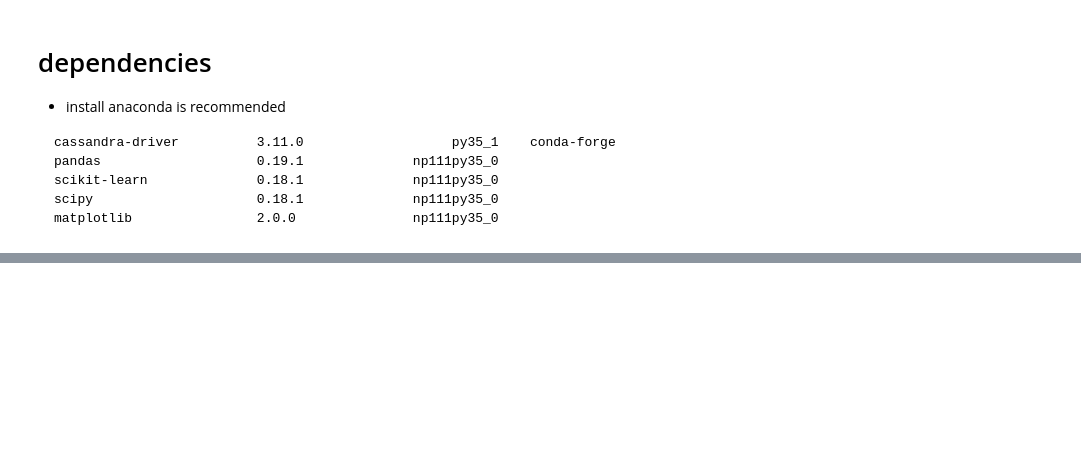
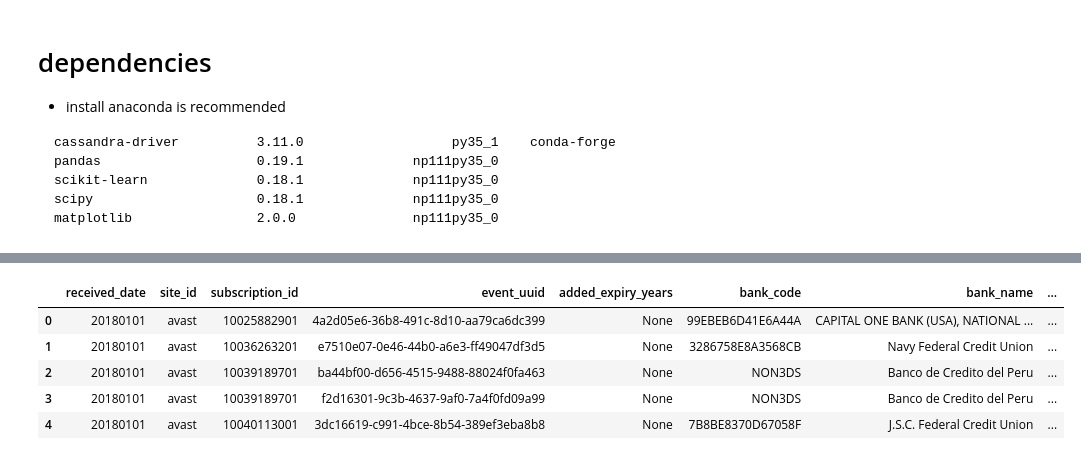
Before and after one commit to songyunlu/ml_training_tool, a Jupyter notebook: srs-train-retry-success.ipynb, the cells around one changed output, grey strips where cells are left out. Saved outputs shown, nothing was run; the diff lists cells and outputs as text; code cells hidden in the pictures; blank space fills up the shorter version.

```diff
--- a/srs-train-retry-success.ipynb
+++ b/srs-train-retry-success.ipynb
@@ -25,7 +25,7 @@ pd.options.display.max_columns = 100
 # import training as training
 # %%
 #Model File Directory
-WORK_DIR = '/opt/docker/workspace/ml/'
+WORK_DIR = '/drhdev/workspace/ml/'
 
 #Label Keys
 LABEL = "success"
@@ -33,8 +33,9 @@ LABEL = "success"
 MODEL_TYPE = "ML-BR"
 
 start_date = '2018-01-01'
-end_date = '2018-03-31'
-site_ids = ['adbecnn', 'adbehap']  #['avast', 'kasperus', 'mcafeeus', 'mfeap', 'mfeeu']
+end_date = '2018-03-30'
+site_ids = ['avast']
+# site_ids = ['avast', 'kasperus', 'adbehap', 'adbehbr', 'adbehkr', 'mcafeeus', 'mfeap', 'mfeeu']
 desc = str('%s_%s_%s' % (start_date, end_date, "_".join(site_ids)))
 # %%
 # from cassandra
@@ -169,25 +169,0 @@ class PreProcessing(BaseEstimator, TransformerMixin):
-# %%
-import itertools
-
-def get_site_date_cartesian_products(site_ids, dates):
-    return itertools.product(*[site_ids, dates])
-
-def query_raw_data(start, end, site_ids):
-    """ Queries cpg raw data based on the given start, end date and list of site_ids """
-
-    _result = pd.DataFrame()
-    query = "SELECT * FROM cpg_transaction where received_date = '%s' and site_id = '%s'"
-    dates = daterange(start, end)
-    for site_id, date in get_site_date_cartesian_products(site_ids, dates):
-        query_by_date = str(query % (date.replace('-',''), site_id))
-        print(query_by_date)
-        _result = pd.concat([_result, pd.DataFrame(list(session.execute(query_by_date)))] )
-
-    return _result
-
-""" Load the raw data into df_cs_original """
-df_cs_original = query_raw_data(start_date, end_date, site_ids)
-csv_name = str('df_cs_original_%s_%s_%s.csv' % (start_date, end_date, "_".join(site_ids)))
-df_cs_original.to_csv(WORK_DIR + csv_name)
-
-df_cs_original.shape
@@ -221 +247,10 @@ adbecnn      3457
 Name: site_id, dtype: int64
+# %%
+df_cs_original.head()
+# %% [output]
+|  | received_date | site_id | subscription_id | event_uuid | added_expiry_years | bank_code | bank_name | ... |
+| 0 | 20180101 | avast | 10025882901 | 4a2d05e6-36b8-491c-8d10-aa79ca6dc399 | None | 99EBEB6D41E6A44A | CAPITAL ONE BANK (USA), NATIONAL ... | ... |
+| 1 | 20180101 | avast | 10036263201 | e7510e07-0e46-44b0-a6e3-ff49047df3d5 | None | 3286758E8A3568CB | Navy Federal Credit Union | ... |
+| 2 | 20180101 | avast | 10039189701 | ba44bf00-d656-4515-9488-88024f0fa463 | None | NON3DS | Banco de Credito del Peru | ... |
+| 3 | 20180101 | avast | 10039189701 | f2d16301-9c3b-4637-9af0-7a4f0fd09a99 | None | NON3DS | Banco de Credito del Peru | ... |
+| 4 | 20180101 | avast | 10040113001 | 3dc16619-c991-4bce-8b54-389ef3eba8b8 | None | 7B8BE8370D67058F | J.S.C. Federal Credit Union | ... |
```
Also changed, not shown: parts of 29 cells of this notebook.
